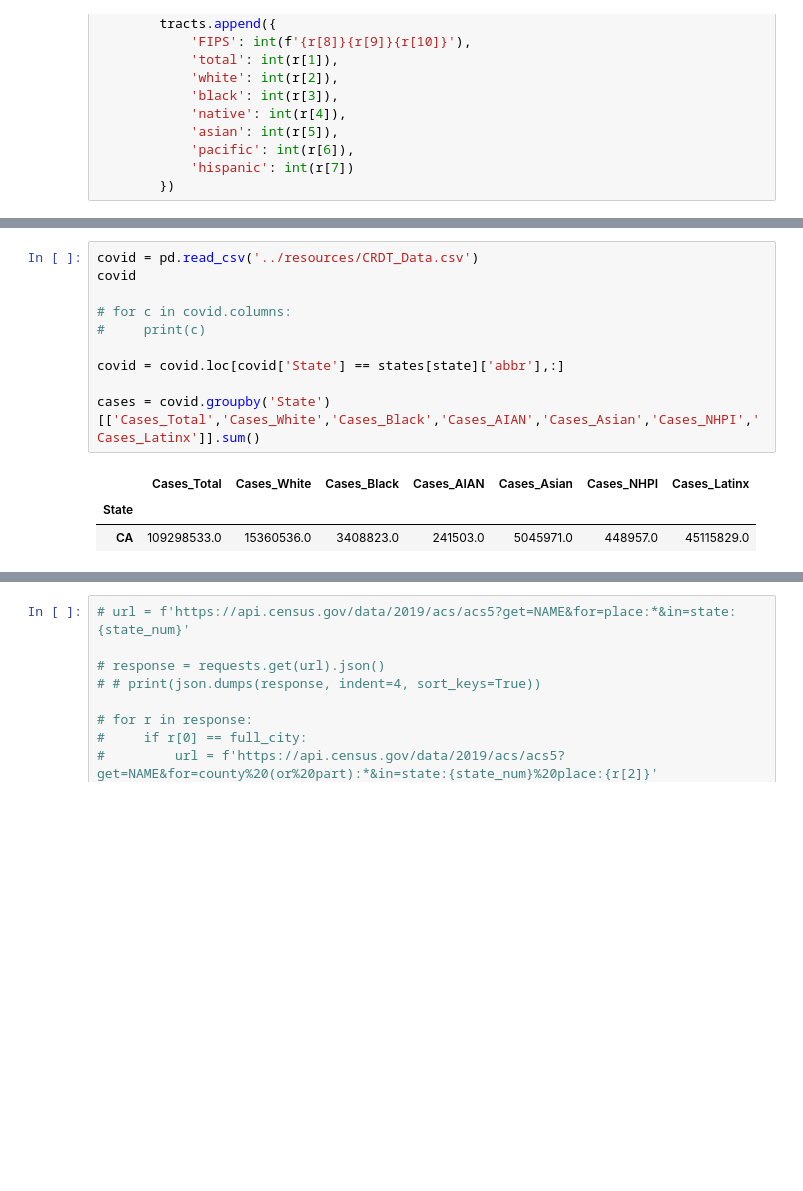
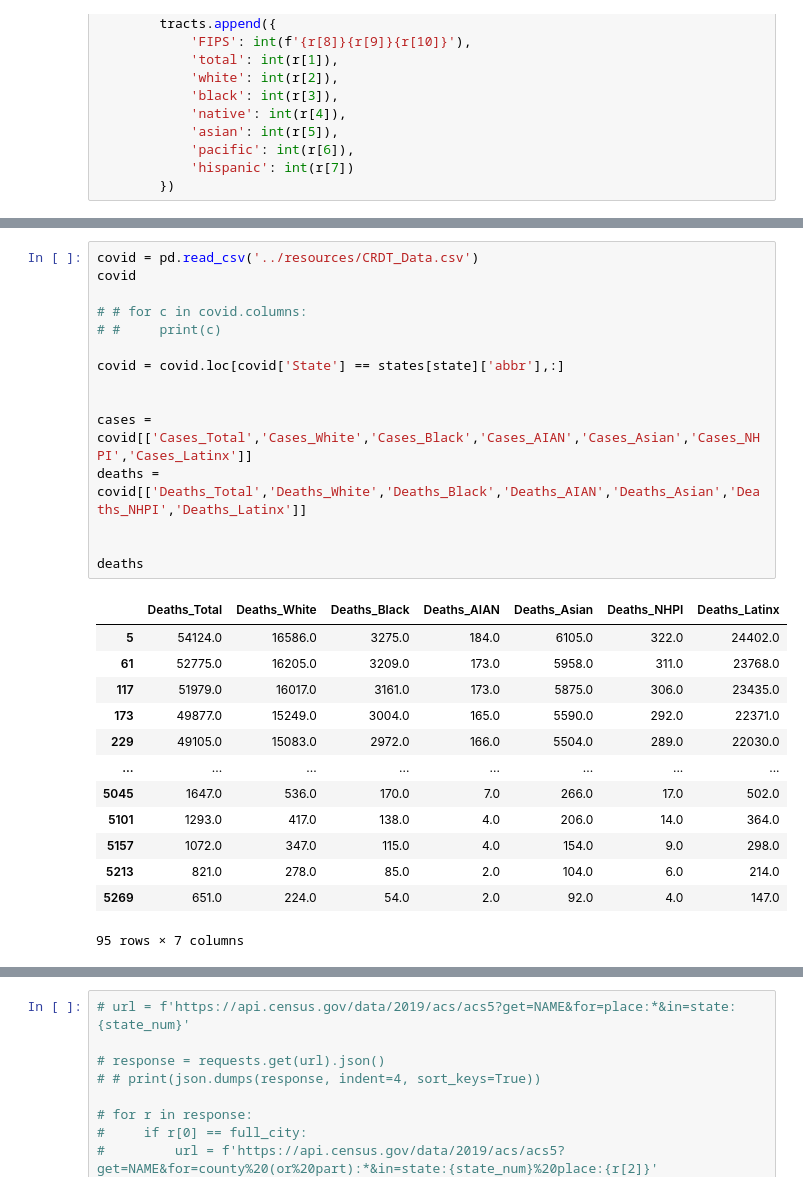
Before and after one commit to IIVIIIII/2020_Weathering, a Jupyter notebook: notebook/covid_regression.ipynb, the cells around one changed output, grey strips where cells are left out. Cells and saved outputs as stored; diff of their text form; blank space fills up the shorter version.

Commit message:
calculated values for deaths and cases

```diff
--- a/notebook/covid_regression.ipynb
+++ b/notebook/covid_regression.ipynb
@@ -150,17 +150,32 @@ demogs
 # %%
 covid = pd.read_csv('../resources/CRDT_Data.csv')
 covid
 
-# for c in covid.columns:
-#     print(c)
+# # for c in covid.columns:
+# #     print(c)
 
 covid = covid.loc[covid['State'] == states[state]['abbr'],:]
 
-cases = covid.groupby('State')[['Cases_Total','Cases_White','Cases_Black','Cases_AIAN','Cases_Asian','Cases_NHPI','Cases_Latinx']].sum()
+
+cases = covid[['Cases_Total','Cases_White','Cases_Black','Cases_AIAN','Cases_Asian','Cases_NHPI','Cases_Latinx']]
+deaths = covid[['Deaths_Total','Deaths_White','Deaths_Black','Deaths_AIAN','Deaths_Asian','Deaths_NHPI','Deaths_Latinx']]
+
+
+deaths
 # %% [output]
-|  | Cases_Total | Cases_White | Cases_Black | Cases_AIAN | Cases_Asian | Cases_NHPI | Cases_Latinx |
-| State |  |  |  |  |  |  |  |
-| CA | 109298533.0 | 15360536.0 | 3408823.0 | 241503.0 | 5045971.0 | 448957.0 | 45115829.0 |
+|  | Deaths_Total | Deaths_White | Deaths_Black | Deaths_AIAN | Deaths_Asian | Deaths_NHPI | Deaths_Latinx |
+| 5 | 54124.0 | 16586.0 | 3275.0 | 184.0 | 6105.0 | 322.0 | 24402.0 |
+| 61 | 52775.0 | 16205.0 | 3209.0 | 173.0 | 5958.0 | 311.0 | 23768.0 |
+| 117 | 51979.0 | 16017.0 | 3161.0 | 173.0 | 5875.0 | 306.0 | 23435.0 |
+| 173 | 49877.0 | 15249.0 | 3004.0 | 165.0 | 5590.0 | 292.0 | 22371.0 |
+| 229 | 49105.0 | 15083.0 | 2972.0 | 166.0 | 5504.0 | 289.0 | 22030.0 |
+| ... | ... | ... | ... | ... | ... | ... | ... |
+| 5045 | 1647.0 | 536.0 | 170.0 | 7.0 | 266.0 | 17.0 | 502.0 |
+| 5101 | 1293.0 | 417.0 | 138.0 | 4.0 | 206.0 | 14.0 | 364.0 |
+| 5157 | 1072.0 | 347.0 | 115.0 | 4.0 | 154.0 | 9.0 | 298.0 |
+| 5213 | 821.0 | 278.0 | 85.0 | 2.0 | 104.0 | 6.0 | 214.0 |
+| 5269 | 651.0 | 224.0 | 54.0 | 2.0 | 92.0 | 4.0 | 147.0 |
+95 rows × 7 columns
 # %%
 for i in range(0, len(cases.columns)):
     demogs[races[i]]['cases'] = int(cases[cases.columns[i]].values[0])
```
Also changed, not shown: parts of 2 cells of this notebook.
